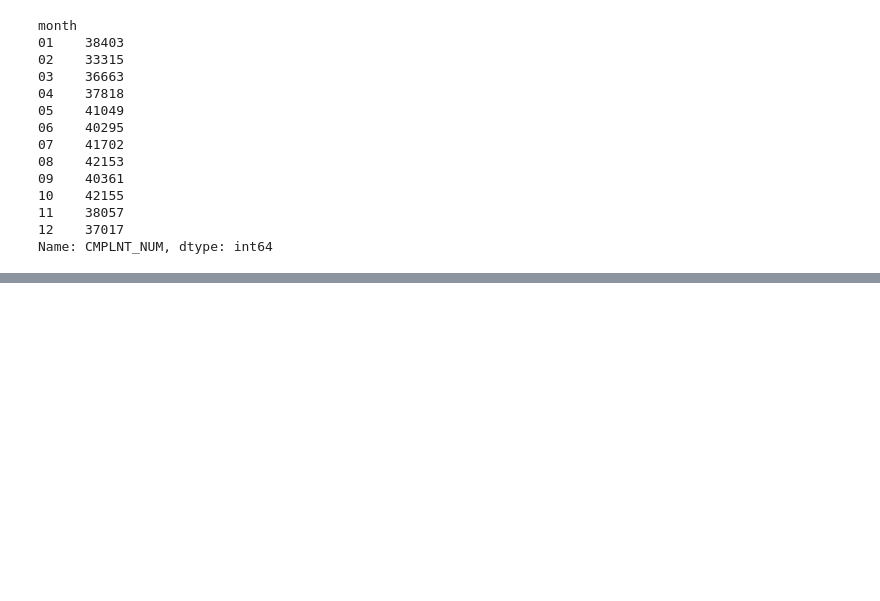
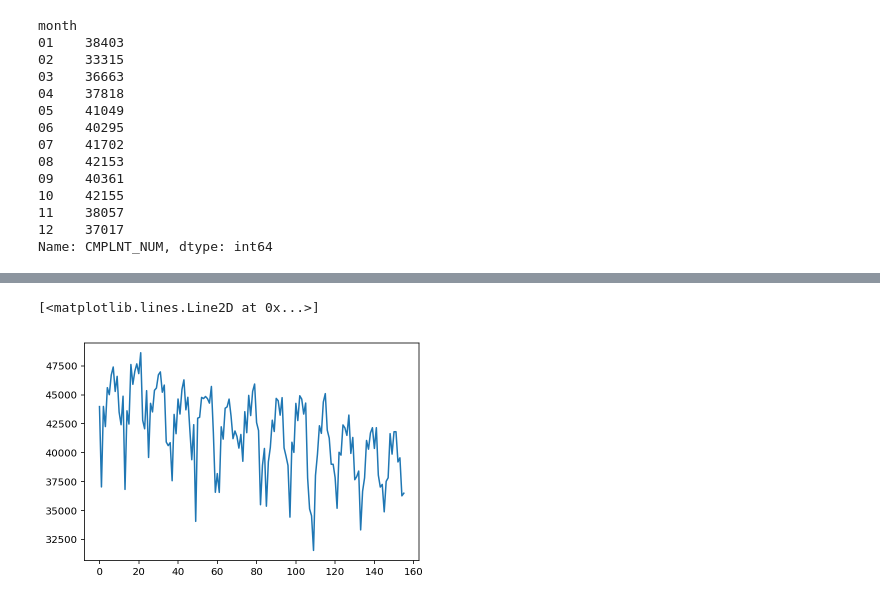
Before and after one commit to cho244/PoliceReports, a Jupyter notebook: HistoricalNY.ipynb, the cells around one changed output, grey strips where cells are left out. Saved outputs shown, nothing was run; the diff lists cells and outputs as text; code cells hidden in the pictures; blank space fills up the shorter version.

```diff
--- a/HistoricalNY.ipynb
+++ b/HistoricalNY.ipynb
@@ -297,0 +365,5 @@ ValueError: No axis named year for object type <class 'pandas.core.frame.DataFra
+# %%
+plt.plot(df_tot.groupby(['year','month']).size().values)
+# %% [output]
+[<matplotlib.lines.Line2D at 0x...>]
+[figure, added]
```
Also changed, not shown: parts of 13 cells of this notebook, 1 other file.
